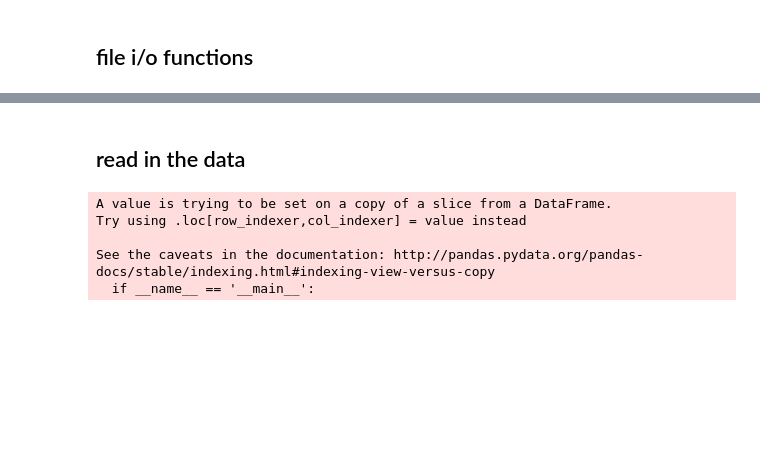
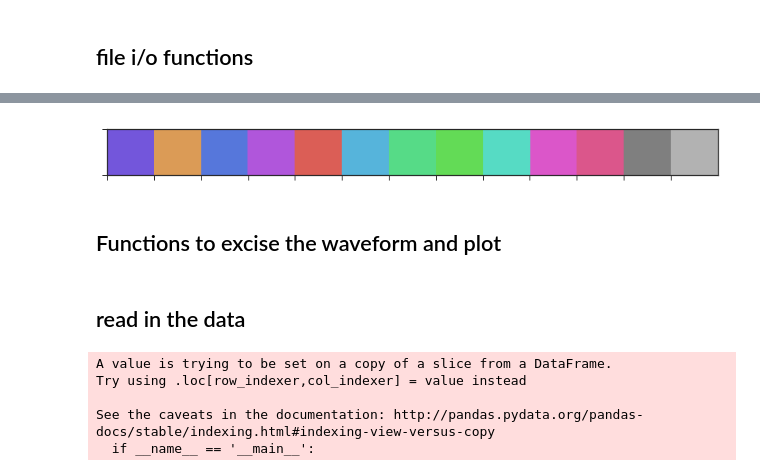
Before and after one commit to KullmannLab/AMPA_Synaptopathies, a Jupyter notebook: FigureSnips.ipynb, the cells around one changed output, grey strips where cells are left out. Saved outputs shown, nothing was run; the diff lists cells and outputs as text; code cells hidden in the pictures; blank space fills up the shorter version.

```diff
--- a/FigureSnips.ipynb
+++ b/FigureSnips.ipynb
@@ -57,3 +99,9 @@ color_dict = dict(zip(all_mutants, rgb15))
+# %%
+sns.palplot(color_dict2.values())
+# %% [output]
+[figure, added]
+# %% [markdown]
+## Functions to excise the waveform and plot
 # %%
 class Waveform:
     def __init__(self, filename, centre, duration):
```
Also changed, not shown: parts of 8 cells of this notebook, 1 other file.
